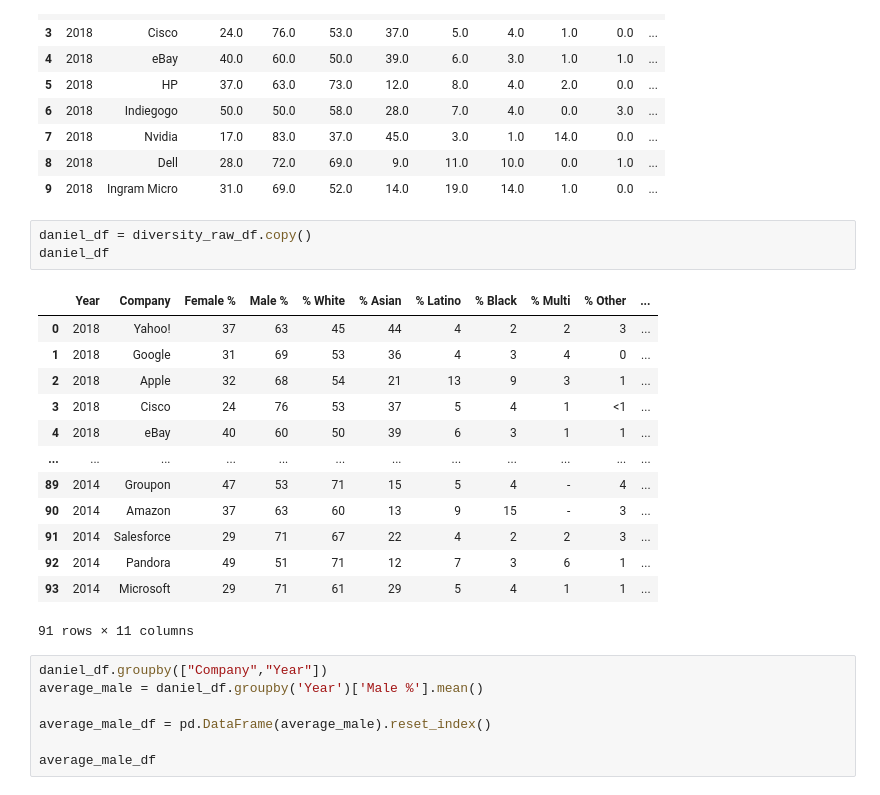
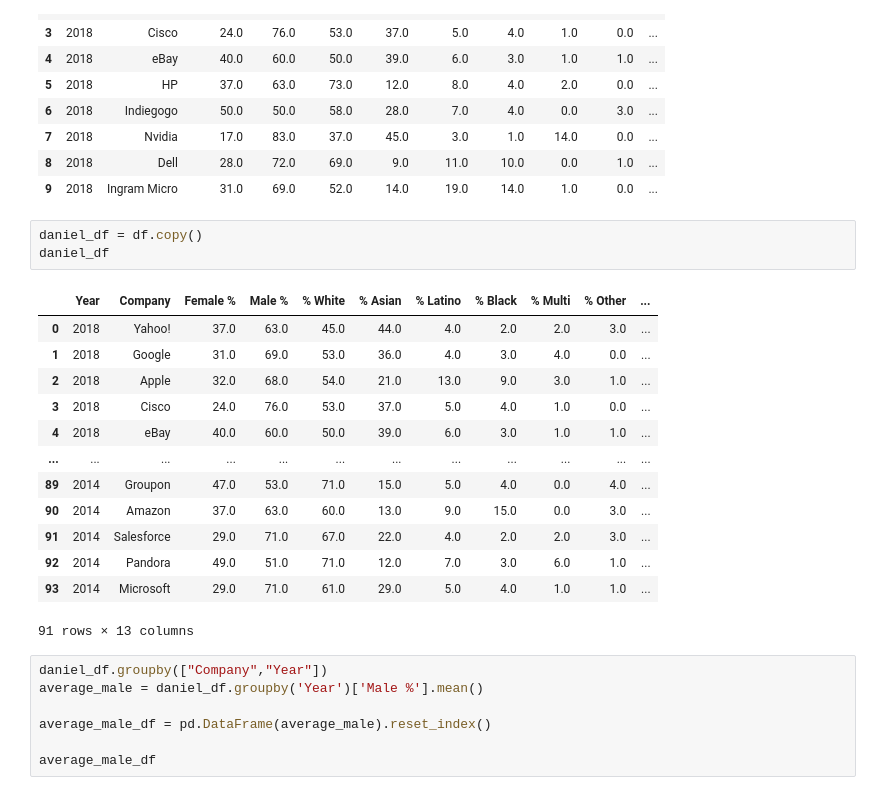
Before and after one commit to AIDecisions/project-1-group-15, a Jupyter notebook: daniel/data_cleaning_cr.ipynb, the cells around one changed output. Cells and saved outputs as stored; diff of their text form.

```diff
--- a/daniel/data_cleaning_cr.ipynb
+++ b/daniel/data_cleaning_cr.ipynb
@@ -510,22 +510,22 @@ df2.head(20)
 | 8 | 2018 | Dell | 28.0 | 72.0 | 69.0 | 9.0 | 11.0 | 10.0 | 0.0 | 1.0 | ... |
 | 9 | 2018 | Ingram Micro | 31.0 | 69.0 | 52.0 | 14.0 | 19.0 | 14.0 | 1.0 | 0.0 | ... |
 # %%
-daniel_df = diversity_raw_df.copy()
+daniel_df = df.copy()
 daniel_df
 # %% [output]
 |  | Year | Company | Female % | Male % | % White | % Asian | % Latino | % Black | % Multi | % Other | ... |
-| 0 | 2018 | Yahoo! | 37 | 63 | 45 | 44 | 4 | 2 | 2 | 3 | ... |
-| 1 | 2018 | Google | 31 | 69 | 53 | 36 | 4 | 3 | 4 | 0 | ... |
-| 2 | 2018 | Apple | 32 | 68 | 54 | 21 | 13 | 9 | 3 | 1 | ... |
-| 3 | 2018 | Cisco | 24 | 76 | 53 | 37 | 5 | 4 | 1 | <1 | ... |
-| 4 | 2018 | eBay | 40 | 60 | 50 | 39 | 6 | 3 | 1 | 1 | ... |
+| 0 | 2018 | Yahoo! | 37.0 | 63.0 | 45.0 | 44.0 | 4.0 | 2.0 | 2.0 | 3.0 | ... |
+| 1 | 2018 | Google | 31.0 | 69.0 | 53.0 | 36.0 | 4.0 | 3.0 | 4.0 | 0.0 | ... |
+| 2 | 2018 | Apple | 32.0 | 68.0 | 54.0 | 21.0 | 13.0 | 9.0 | 3.0 | 1.0 | ... |
+| 3 | 2018 | Cisco | 24.0 | 76.0 | 53.0 | 37.0 | 5.0 | 4.0 | 1.0 | 0.0 | ... |
+| 4 | 2018 | eBay | 40.0 | 60.0 | 50.0 | 39.0 | 6.0 | 3.0 | 1.0 | 1.0 | ... |
 | ... | ... | ... | ... | ... | ... | ... | ... | ... | ... | ... | ... |
-| 89 | 2014 | Groupon | 47 | 53 | 71 | 15 | 5 | 4 | - | 4 | ... |
-| 90 | 2014 | Amazon | 37 | 63 | 60 | 13 | 9 | 15 | - | 3 | ... |
-| 91 | 2014 | Salesforce | 29 | 71 | 67 | 22 | 4 | 2 | 2 | 3 | ... |
-| 92 | 2014 | Pandora | 49 | 51 | 71 | 12 | 7 | 3 | 6 | 1 | ... |
-| 93 | 2014 | Microsoft | 29 | 71 | 61 | 29 | 5 | 4 | 1 | 1 | ... |
+| 89 | 2014 | Groupon | 47.0 | 53.0 | 71.0 | 15.0 | 5.0 | 4.0 | 0.0 | 4.0 | ... |
+| 90 | 2014 | Amazon | 37.0 | 63.0 | 60.0 | 13.0 | 9.0 | 15.0 | 0.0 | 3.0 | ... |
+| 91 | 2014 | Salesforce | 29.0 | 71.0 | 67.0 | 22.0 | 4.0 | 2.0 | 2.0 | 3.0 | ... |
+| 92 | 2014 | Pandora | 49.0 | 51.0 | 71.0 | 12.0 | 7.0 | 3.0 | 6.0 | 1.0 | ... |
+| 93 | 2014 | Microsoft | 29.0 | 71.0 | 61.0 | 29.0 | 5.0 | 4.0 | 1.0 | 1.0 | ... |
-91 rows × 11 columns
+91 rows × 13 columns
 # %%
 daniel_df.groupby(["Company","Year"])
 average_male = daniel_df.groupby('Year')['Male %'].mean()
```
Also changed, not shown: parts of 17 cells of this notebook.
